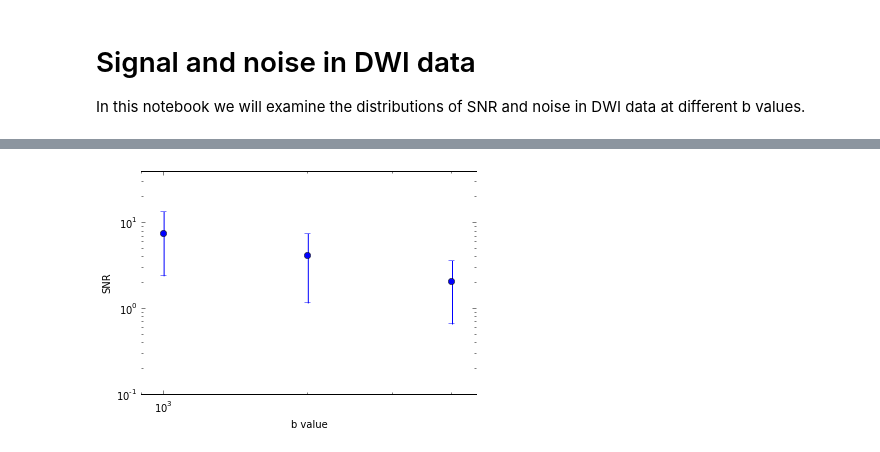
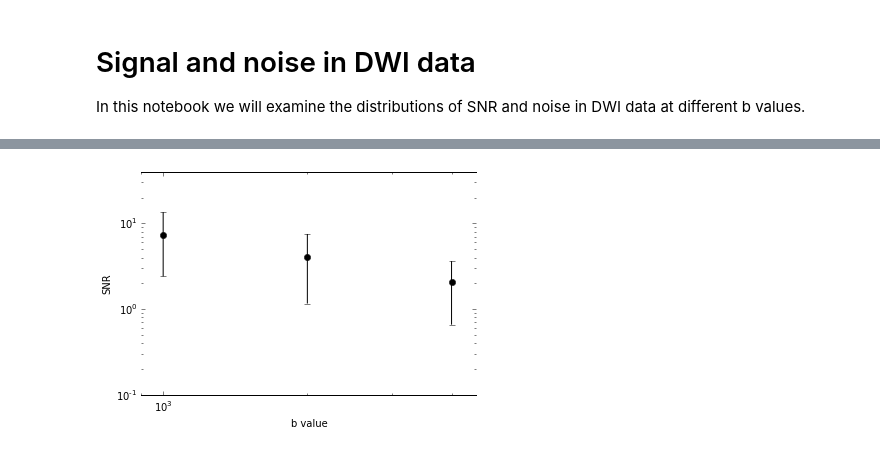
Before and after one commit to arokem/osmosis, a Jupyter notebook: doc/paper_figures/AppendixB.ipynb, the cells around one changed output, grey strips where cells are left out. Cells and saved outputs as stored; diff of their text form; code cells hidden in the pictures.

```diff
--- a/doc/paper_figures/AppendixB.ipynb
+++ b/doc/paper_figures/AppendixB.ipynb
@@ -18,7 +18,7 @@ import osmosis as oz
 import osmosis.io as oio
 oio.data_path = os.path.join(oz.__path__[0], 'data')
 # %%
-subject = 'FP'
+subject = 'SUB1'
 data_1k_1, data_1k_2 = oio.get_dwi_data(1000, subject)
 data_2k_1, data_2k_2 = oio.get_dwi_data(2000, subject)
 data_4k_1, data_4k_2 = oio.get_dwi_data(4000, subject)
@@ -126,21 +126,21 @@ fig.savefig('figures/snr_distributions.svg')
 # %%
 fig, ax = plt.subplots(1)
 
 m = [np.median(x) for x in [snr1k, snr2k, snr4k]]
 e_up = [np.abs(np.median(x)-stats.scoreatpercentile(x,0.95)) for x in [snr1k, snr2k, snr4k]]
 e_down = [np.abs(np.median(x)-stats.scoreatpercentile(x,0.05)) for x in [snr1k, snr2k, snr4k]]
 
 ax.errorbar([1000,2000,4000], m, yerr=np.vstack([e_up, e_down]),
-            fmt = 'o')
+            fmt = 'o', color='k')
 
 ax.set_ylabel('SNR')
 ax.set_xlabel('b value')
 ax.set_xlim([900, 4500])
 ax.set_ylim([0, 40])
 ax.set_xticks([1000,2000,4000])
 
 
 ax.loglog()
 fig.savefig('figures/snr_bars.svg')
 # %% [output]
-[figure, old version]
+[figure, new version]
```
Also changed, not shown: parts of 5 cells of this notebook, 1 other file.
